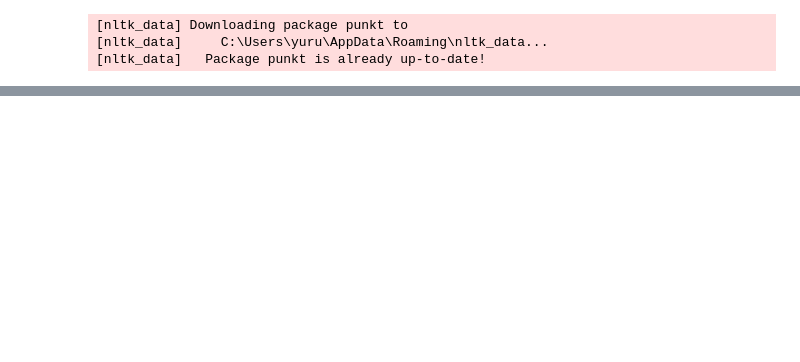
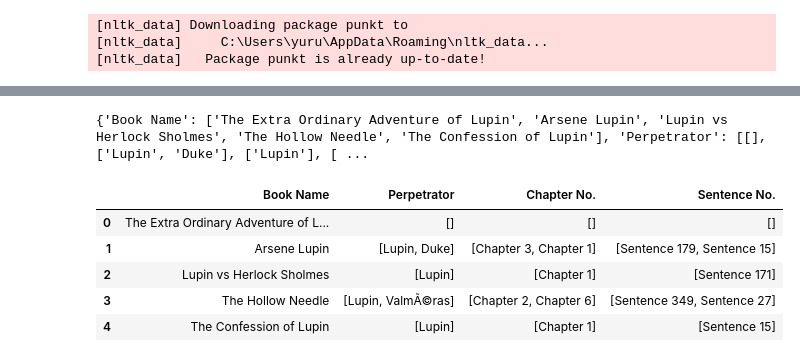
Before and after one commit to prachi1294/599-Team-1, a Jupyter notebook: NLP_crime_analysis_regex.ipynb, the cells around one changed output, grey strips where cells are left out. Cells and saved outputs as stored; diff of their text form; code cells hidden in the pictures; blank space fills up the shorter version.

```diff
--- a/NLP_crime_analysis_regex.ipynb
+++ b/NLP_crime_analysis_regex.ipynb
@@ -808,0 +891,30 @@ df_dict
+# %%
+#When is the perpetrator first mentioned - chapter #, the sentence(s) # in a chapter,
+table_Q3 = {'Book Name':book_name,"Perpetrator":[],'Chapter No.': [],'Sentence No.': []}
+for perpetrator_mention in Q3_list:
+    d_list=[]
+    c_list=[]
+    s_list=[]
+    if perpetrator_mention:
+        for d in perpetrator_mention:
+            #print(d[1][1])
+            d_list.append(d[0])
+            c_list.append("Chapter "+str(d[1][0]))
+            s_list.append("Sentence "+str(d[1][1]))
+        #print(s_list)
+    table_Q3["Perpetrator"].append(d_list)
+    table_Q3['Chapter No.'].append(c_list)
+    table_Q3['Sentence No.'].append(s_list)
+
+
+print(table_Q3)
+table_Q3_show = pd.DataFrame(table_Q3)
+table_Q3_show
+# %% [output]
+{'Book Name': ['The Extra Ordinary Adventure of Lupin', 'Arsene Lupin', 'Lupin vs Herlock Sholmes', 'The Hollow Needle', 'The Confession of Lupin'], 'Perpetrator': [[], ['Lupin', 'Duke'], ['Lupin'], [ ...
+|  | Book Name | Perpetrator | Chapter No. | Sentence No. |
+| 0 | The Extra Ordinary Adventure of L... | [] | [] | [] |
+| 1 | Arsene Lupin | [Lupin, Duke] | [Chapter 3, Chapter 1] | [Sentence 179, Sentence 15] |
+| 2 | Lupin vs Herlock Sholmes | [Lupin] | [Chapter 1] | [Sentence 171] |
+| 3 | The Hollow Needle | [Lupin, ValmÃ©ras] | [Chapter 2, Chapter 6] | [Sentence 349, Sentence 27] |
+| 4 | The Confession of Lupin | [Lupin] | [Chapter 1] | [Sentence 15] |
```
Also changed, not shown: parts of 36 cells of this notebook.
